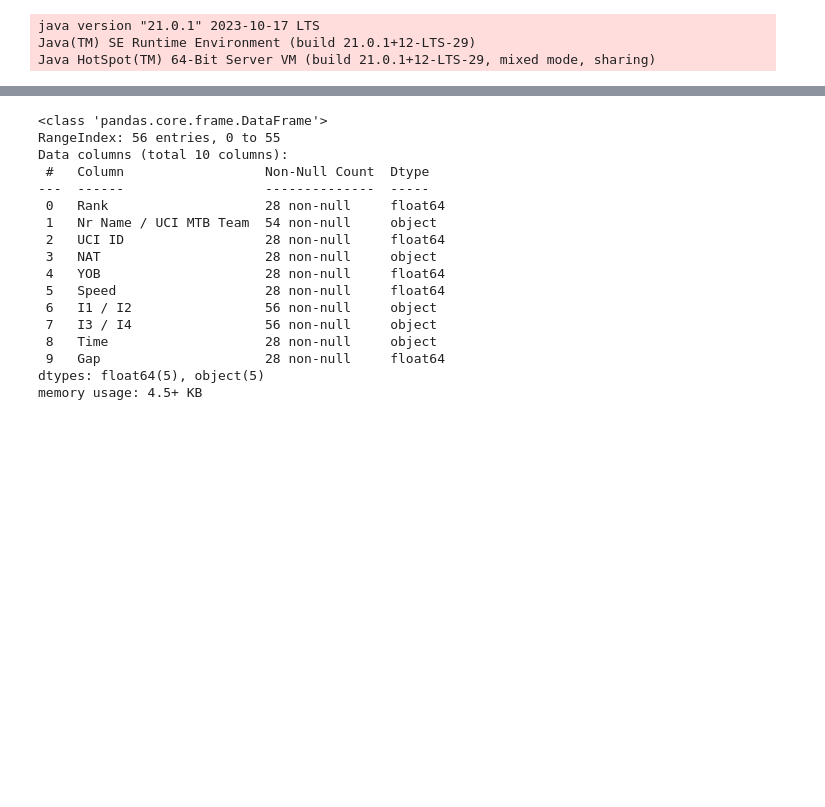
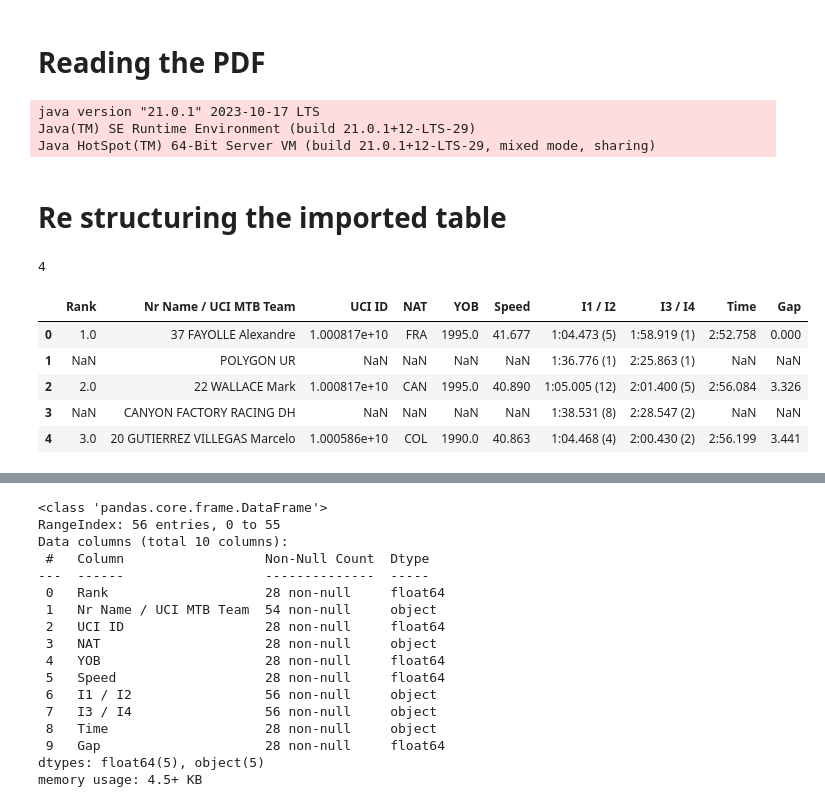
Before and after one commit to Will-Jacobs/Downhill-Race-Times, a Jupyter notebook: PDF Scraper + PreProcessing.ipynb, the cells around one changed output, grey strips where cells are left out. Cells and saved outputs as stored; diff of their text form; code cells hidden in the pictures; blank space fills up the shorter version.

```diff
--- a/PDF Scraper + PreProcessing.ipynb
+++ b/PDF Scraper + PreProcessing.ipynb
@@ -3,4 +3,6 @@ import tabula as tb
 import pandas as pd
 import numpy as np
 import os
+# %% [markdown]
+# Reading the PDF
 # %%
@@ -20,0 +26,19 @@ data = tb.read_pdf(file, pages = 'all', area = [45, 1, 210, 200])
+# %% [markdown]
+# Re structuring the imported table
+# %%
+# See how many tables tabula has found from the PDF
+
+len(data)
+# %% [output]
+4
+# %%
+# Examine the data in each table
+
+data[0].head()
+# %% [output]
+|  | Rank | Nr Name / UCI MTB Team | UCI ID | NAT | YOB | Speed | I1 / I2 | I3 / I4 | Time | Gap |
+| 0 | 1.0 | 37 FAYOLLE Alexandre | 1.000817e+10 | FRA | 1995.0 | 41.677 | 1:04.473 (5) | 1:58.919 (1) | 2:52.758 | 0.000 |
+| 1 | NaN | POLYGON UR | NaN | NaN | NaN | NaN | 1:36.776 (1) | 2:25.863 (1) | NaN | NaN |
+| 2 | 2.0 | 22 WALLACE Mark | 1.000817e+10 | CAN | 1995.0 | 40.890 | 1:05.005 (12) | 2:01.400 (5) | 2:56.084 | 3.326 |
+| 3 | NaN | CANYON FACTORY RACING DH | NaN | NaN | NaN | NaN | 1:38.531 (8) | 2:28.547 (2) | NaN | NaN |
+| 4 | 3.0 | 20 GUTIERREZ VILLEGAS Marcelo | 1.000586e+10 | COL | 1990.0 | 40.863 | 1:04.468 (4) | 2:00.430 (2) | 2:56.199 | 3.441 |
```
Also changed, not shown: parts of 53 cells of this notebook.
